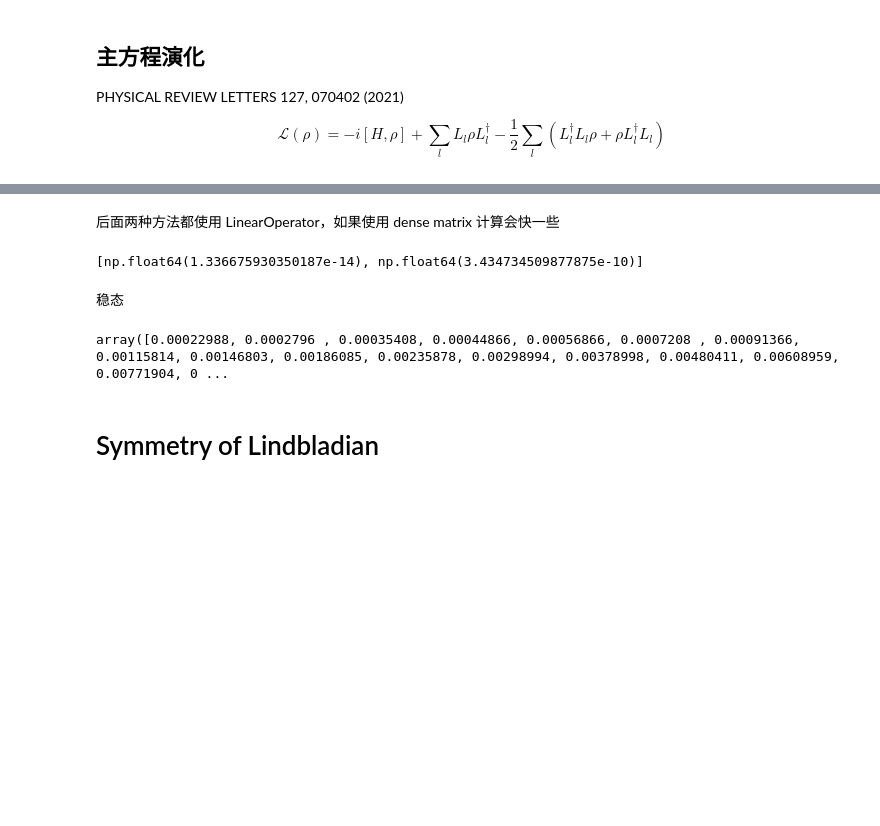
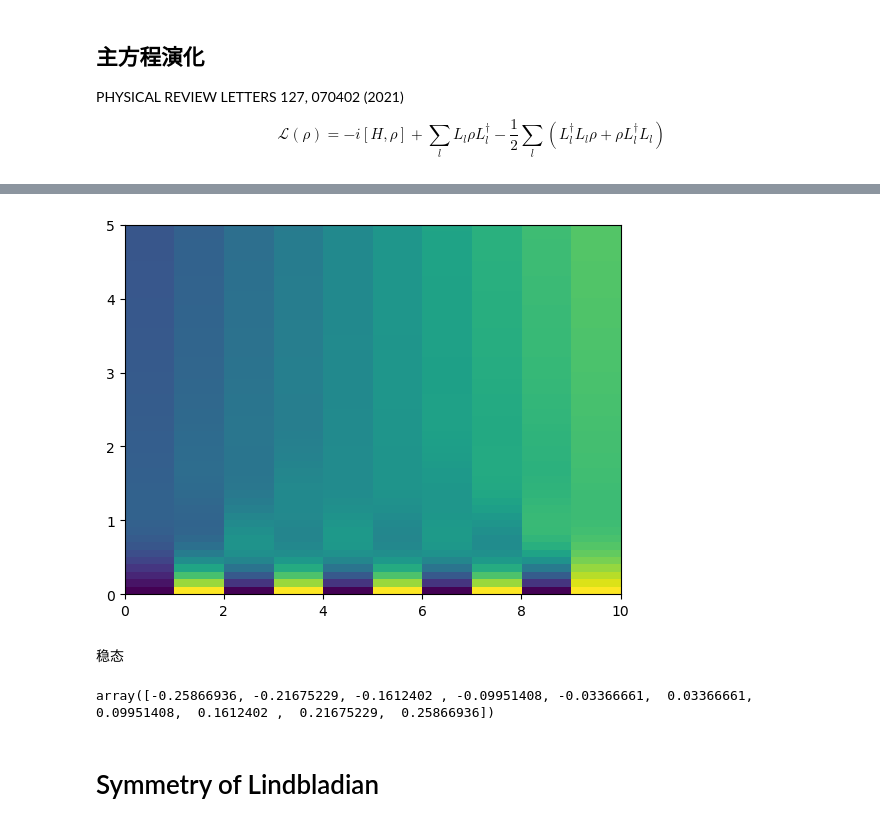
Before and after one commit to zhuhaodavid/quante, a Jupyter notebook: example/ed/evolve.ipynb, the cells around one changed output, grey strips where cells are left out. Drawn from its saved outputs; the diff is of its cells as text; code cells hidden in the pictures; blank space fills up the shorter version.

```diff
--- a/example/ed/evolve.ipynb
+++ b/example/ed/evolve.ipynb
@@ -283,31 +83,25 @@ RK45 with lo
-# %% [markdown]
-后面两种方法都使用 LinearOperator，如果使用 dense matrix 计算会快一些
-# %%
-liou_lo = liou.to_linearoperator(basis=basis, pauli=False, sparse=False)
-res3 = qt.linalg.evolve_and_measure(
-    liou_lo, rhoinit, tlist,
-    measure=measure,
-    method='mul-cpu',
-    ttype='imag-time',
-)
-
-res4 = qt.linalg.evolve_and_measure(
-    liou_lo, rhoinit, tlist,
-    measure=measure,
-    method='RK45',
-    ttype='imag-time',
-)
-
-list(map(np.linalg.norm, [ res3 - res, res4 - res]))
-# %% [output]
-[np.float64(1.336675930350187e-14), np.float64(3.434734509877875e-10)]
+# %%
+liou_mat = liou.to_matrix(basis=basis, pauli=False, sparse=True)
+
+state = qt.generate.state.neel(L=L, down_first=True, Nup=L//2)
+dim = basis.Ns
+rhoinit = np.outer(state, state)
+
+obsoper = [op.z(i).to_matrix(basis, pauli=False, sparse=True) for i in range(L)]
+measure = lambda t, rho: np.array([qt.measure.expect(o, rho.reshape(dim,dim), isdm=True) for o in obsoper])
+tlist = np.linspace(0, 5, 50)
+
+ee = qt.linalg.make_evolve_engine(liou_mat, rhoinit, tlist, matrix_role='generator')
+ee.plot(measure=measure);
+# %% [output]
+[figure, added]
 # %% [markdown]
 稳态
 # %%
-res = liou.steady_state(basis=basis, pauli=False, method='direct')
+res = qt.linalg.steady_state(liou_dyn, 'svd')
 measure(0, res)
 # %% [output]
-array([0.00022988, 0.0002796 , 0.00035408, 0.00044866, 0.00056866, 0.0007208 , 0.00091366, 0.00115814, 0.00146803, 0.00186085, 0.00235878, 0.00298994, 0.00378998, 0.00480411, 0.00608959, 0.00771904, 0 ...
+array([-0.25866936, -0.21675229, -0.1612402 , -0.09951408, -0.03366661,  0.03366661,  0.09951408,  0.1612402 ,  0.21675229,  0.25866936])
 # %% [markdown]
 # Symmetry of Lindbladian
 # %%
```
Also changed, not shown: parts of 11 cells of this notebook, 23 other files.
